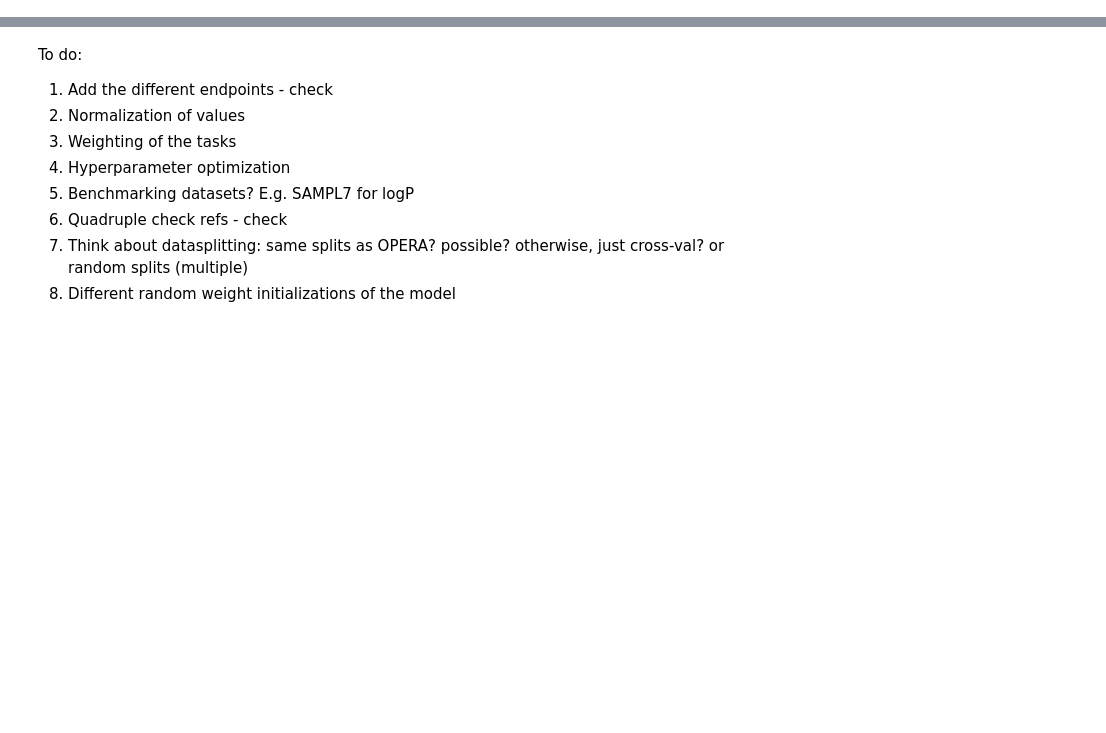
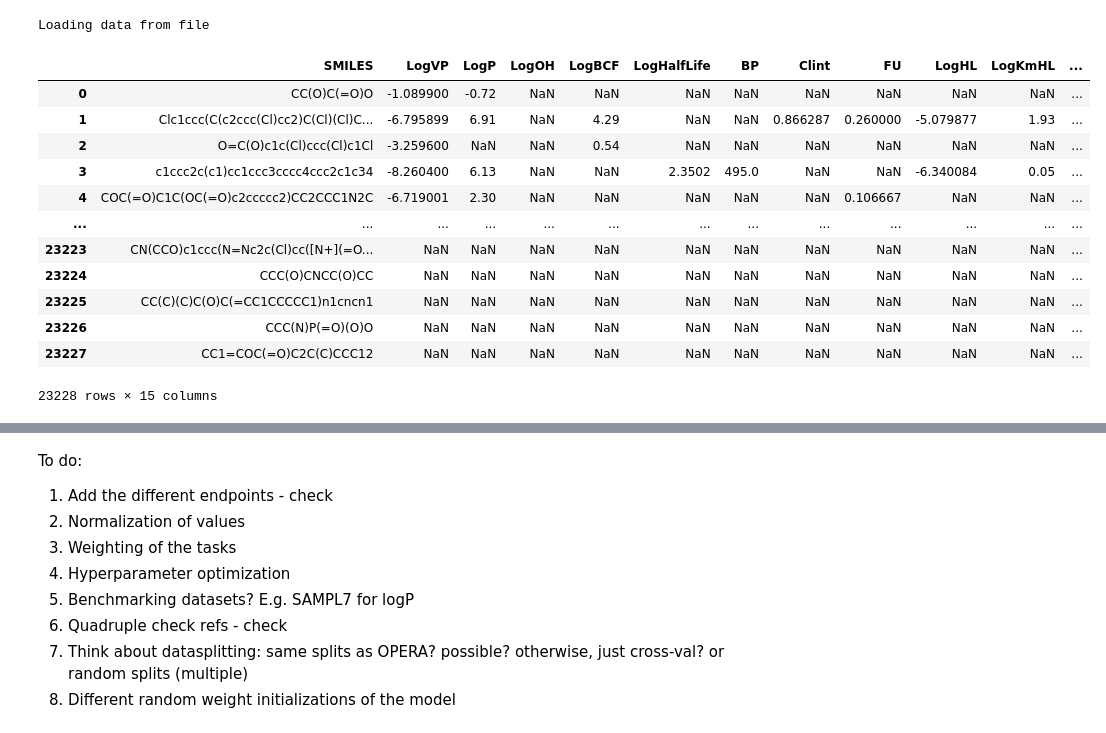
Before and after one commit to Cschiebroek/Digital_Chemistry, a Jupyter notebook: 001_First_test.ipynb, the cells around one changed output, grey strips where cells are left out. Drawn from its saved outputs; the diff is of its cells as text; code cells hidden in the pictures; blank space fills up the shorter version.

```diff
--- a/001_First_test.ipynb
+++ b/001_First_test.ipynb
@@ -238,0 +17,18 @@ sns.histplot(df_scaled['WS'], kde=True, ax=axes[2, 4])
+# %%
+df_combined = load_data()
+df_combined
+# %% [output]
+Loading data from file
+|  | SMILES | LogVP | LogP | LogOH | LogBCF | LogHalfLife | BP | Clint | FU | LogHL | LogKmHL | ... |
+| 0 | CC(O)C(=O)O | -1.089900 | -0.72 | NaN | NaN | NaN | NaN | NaN | NaN | NaN | NaN | ... |
+| 1 | Clc1ccc(C(c2ccc(Cl)cc2)C(Cl)(Cl)C... | -6.795899 | 6.91 | NaN | 4.29 | NaN | NaN | 0.866287 | 0.260000 | -5.079877 | 1.93 | ... |
+| 2 | O=C(O)c1c(Cl)ccc(Cl)c1Cl | -3.259600 | NaN | NaN | 0.54 | NaN | NaN | NaN | NaN | NaN | NaN | ... |
+| 3 | c1ccc2c(c1)cc1ccc3cccc4ccc2c1c34 | -8.260400 | 6.13 | NaN | NaN | 2.3502 | 495.0 | NaN | NaN | -6.340084 | 0.05 | ... |
+| 4 | COC(=O)C1C(OC(=O)c2ccccc2)CC2CCC1N2C | -6.719001 | 2.30 | NaN | NaN | NaN | NaN | NaN | 0.106667 | NaN | NaN | ... |
+| ... | ... | ... | ... | ... | ... | ... | ... | ... | ... | ... | ... | ... |
+| 23223 | CN(CCO)c1ccc(N=Nc2c(Cl)cc([N+](=O... | NaN | NaN | NaN | NaN | NaN | NaN | NaN | NaN | NaN | NaN | ... |
+| 23224 | CCC(O)CNCC(O)CC | NaN | NaN | NaN | NaN | NaN | NaN | NaN | NaN | NaN | NaN | ... |
+| 23225 | CC(C)(C)C(O)C(=CC1CCCCC1)n1cncn1 | NaN | NaN | NaN | NaN | NaN | NaN | NaN | NaN | NaN | NaN | ... |
+| 23226 | CCC(N)P(=O)(O)O | NaN | NaN | NaN | NaN | NaN | NaN | NaN | NaN | NaN | NaN | ... |
+| 23227 | CC1=COC(=O)C2C(C)CCC12 | NaN | NaN | NaN | NaN | NaN | NaN | NaN | NaN | NaN | NaN | ... |
+23228 rows × 15 columns
```
Also changed, not shown: parts of 31 cells of this notebook, 5 other files.
